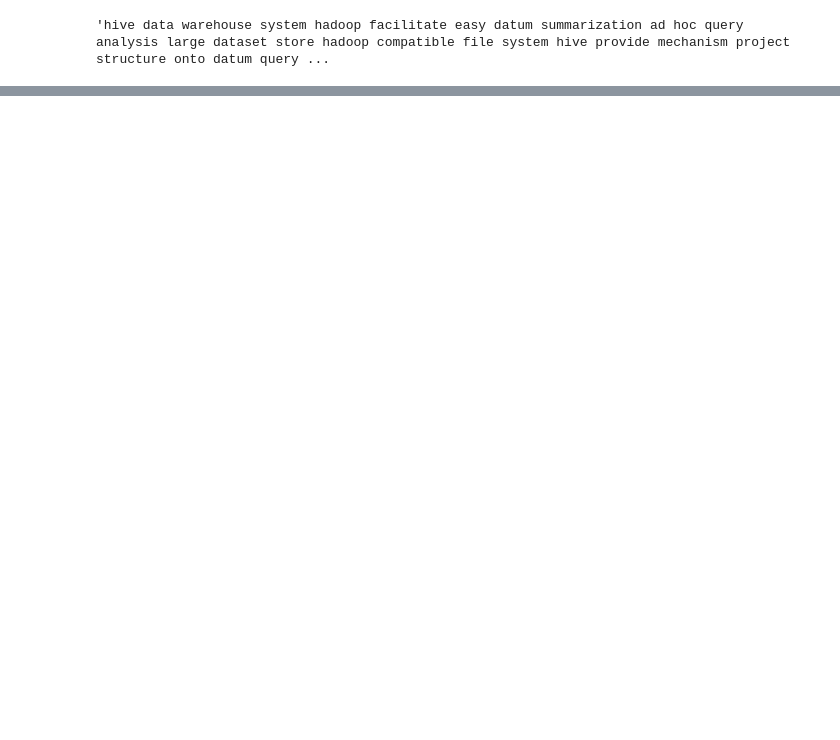
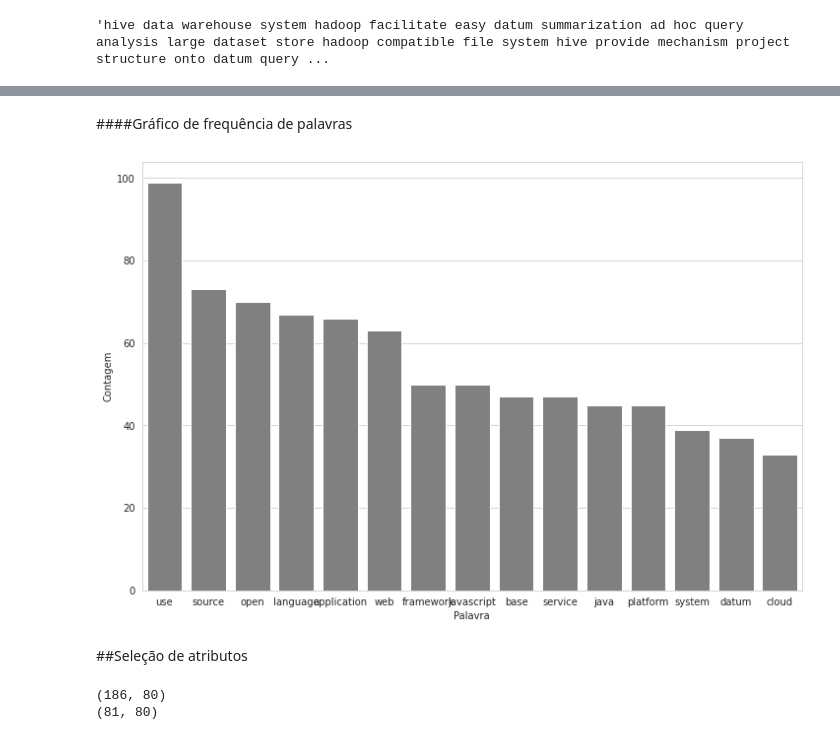
Before and after one commit to GabrielCdev/StackOverflow_Texts_Analysis, a Jupyter notebook: StackOverflow_Texts_Analysis.ipynb, the cells around one changed output, grey strips where cells are left out. Saved outputs shown, nothing was run; the diff lists cells and outputs as text; code cells hidden in the pictures; blank space fills up the shorter version.

```diff
--- a/StackOverflow_Texts_Analysis.ipynb
+++ b/StackOverflow_Texts_Analysis.ipynb
@@ -343,0 +434,7 @@ X_train, X_test, y_train, y_test = train_test_split(stack_df['excerpt'],
+# %%
+white_space_token = tokenize.WhitespaceTokenizer()
+token_phrase = white_space_token.tokenize(all_words)
+frequency = nltk.FreqDist(token_phrase)
+
+frequency_df = pd.DataFrame({"Palavra": list(frequency.keys()),
+                             "Frequência": list(frequency.values())})
@@ -343,0 +460,34 @@ X_train, X_test, y_train, y_test = train_test_split(stack_df['excerpt'],
+# %% [markdown]
+####Gráfico de frequência de palavras
+# %%
+def pareto(dataframe: pd.DataFrame, dataframe_column: str, quantity: int):
+    all_words = ' '.join([dataframe for dataframe in stack_df.excerpt])
+    token_phrase = white_space_token.tokenize(all_words)
+    frequency = nltk.FreqDist(token_phrase)
+
+    frequency_df = pd.DataFrame({"Palavra": list(frequency.keys()),
+                                 "Frequência": list(frequency.values())})
+
+    frequency_df = frequency_df.nlargest(columns = "Frequência", n = quantity)
+
+    plt.figure(figsize=(12,8))
+    ax = sns.barplot(data = frequency_df, x = "Palavra", y = "Frequência", color = 'gray')
+    ax.set(ylabel = "Contagem")
+
+    plt.show()
+# %%
+pareto(stack_df, "excerpt", 15)
+# %% [output]
+[figure, added]
+# %% [markdown]
+##Seleção de atributos
+# %%
+selector = SelectKBest(chi2, k=80)
+features_train = selector.fit_transform(features_train, labels_train)
+features_test = selector.transform(features_test)
+
+print(features_train.shape)
+print(features_test.shape)
+# %% [output]
+(186, 80)
+(81, 80)
```
Also changed, not shown: parts of 78 cells of this notebook.
